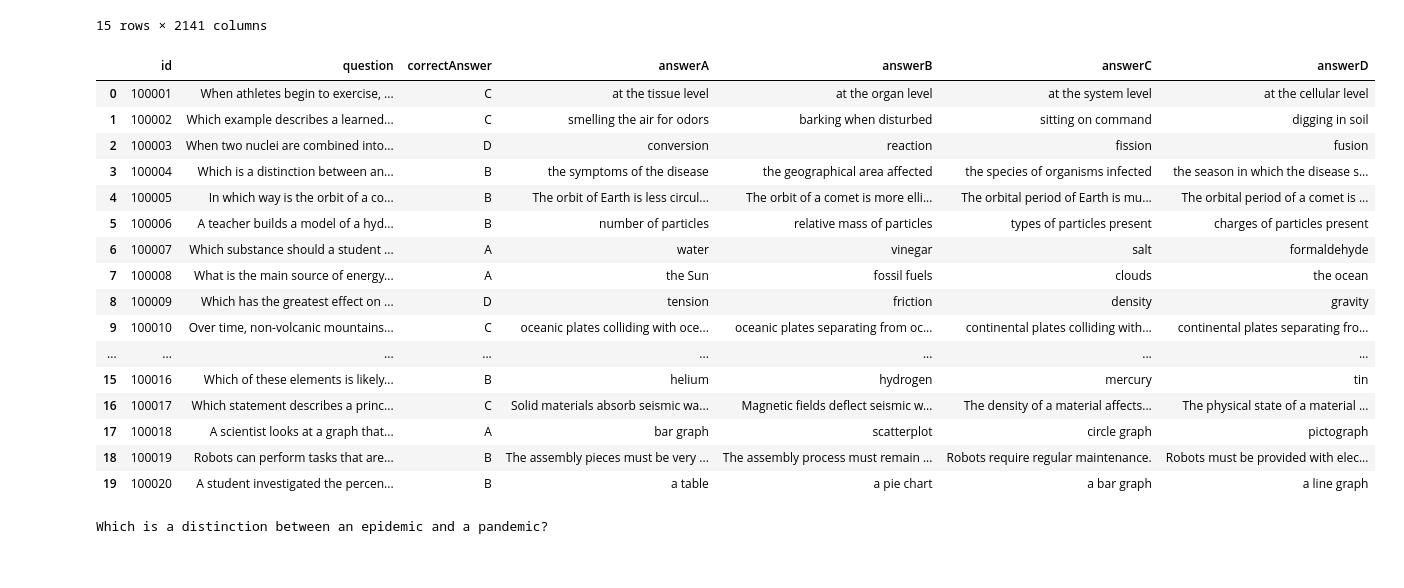
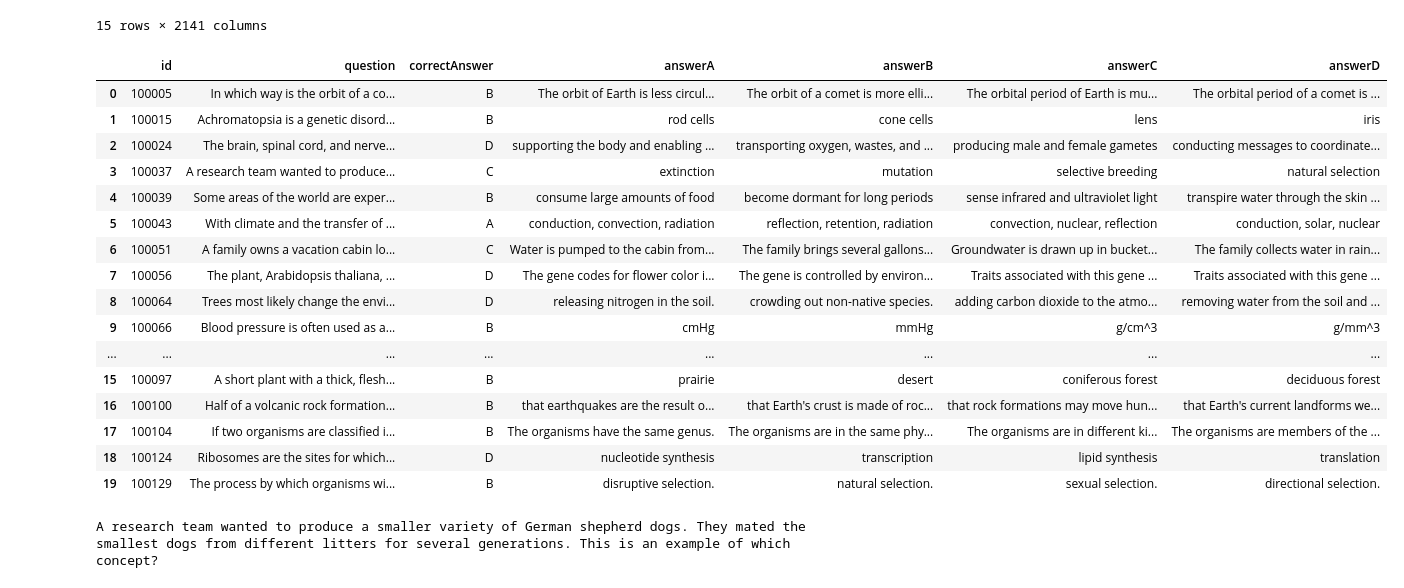
Before and after one commit to Smithon/the_answer_is, a Jupyter notebook: models/wsregession/20151204_fetch_doc_wsregression_on_which_data.ipynb, the cells around one changed output. Saved outputs shown, nothing was run; the diff lists cells and outputs as text; code cells hidden in the pictures.

```diff
--- a/models/wsregession/20151203_wsregression_with_dictionary_wiki_call.ipynb
+++ b/models/wsregession/20151204_fetch_doc_wsregression_on_which_data.ipynb
@@ -172,33 +195,34 @@ df_wiki_vector.head(15)
 # %%
 import pandas as pd
 import os
 path = '/Users/MK/GitHub/the_answer_is/data'
 os.chdir(path)
-train = pd.read_table('training_set.tsv',sep = '\t')
+train = pd.read_table('training_set_which.tsv',sep = '\t',header = -1)
+train.columns = ['id', 'question', 'correctAnswer', 'answerA', 'answerB', 'answerC', 'answerD']
 train.head(20)
 # %% [output]
 |  | id | question | correctAnswer | answerA | answerB | answerC | answerD |
-| 0 | 100001 | When athletes begin to exercise, ... | C | at the tissue level | at the organ level | at the system level | at the cellular level |
-| 1 | 100002 | Which example describes a learned... | C | smelling the air for odors | barking when disturbed | sitting on command | digging in soil |
-| 2 | 100003 | When two nuclei are combined into... | D | conversion | reaction | fission | fusion |
-| 3 | 100004 | Which is a distinction between an... | B | the symptoms of the disease | the geographical area affected | the species of organisms infected | the season in which the disease s... |
-| 4 | 100005 | In which way is the orbit of a co... | B | The orbit of Earth is less circul... | The orbit of a comet is more elli... | The orbital period of Earth is mu... | The orbital period of a comet is ... |
-| 5 | 100006 | A teacher builds a model of a hyd... | B | number of particles | relative mass of particles | types of particles present | charges of particles present |
-| 6 | 100007 | Which substance should a student ... | A | water | vinegar | salt | formaldehyde |
-| 7 | 100008 | What is the main source of energy... | A | the Sun | fossil fuels | clouds | the ocean |
-| 8 | 100009 | Which has the greatest effect on ... | D | tension | friction | density | gravity |
-| 9 | 100010 | Over time, non-volcanic mountains... | C | oceanic plates colliding with oce... | oceanic plates separating from oc... | continental plates colliding with... | continental plates separating fro... |
+| 0 | 100005 | In which way is the orbit of a co... | B | The orbit of Earth is less circul... | The orbit of a comet is more elli... | The orbital period of Earth is mu... | The orbital period of a comet is ... |
+| 1 | 100015 | Achromatopsia is a genetic disord... | B | rod cells | cone cells | lens | iris |
+| 2 | 100024 | The brain, spinal cord, and nerve... | D | supporting the body and enabling ... | transporting oxygen, wastes, and ... | producing male and female gametes | conducting messages to coordinate... |
+| 3 | 100037 | A research team wanted to produce... | C | extinction | mutation | selective breeding | natural selection |
+| 4 | 100039 | Some areas of the world are exper... | B | consume large amounts of food | become dormant for long periods | sense infrared and ultraviolet light | transpire water through the skin ... |
+| 5 | 100043 | With climate and the transfer of ... | A | conduction, convection, radiation | reflection, retention, radiation | convection, nuclear, reflection | conduction, solar, nuclear |
+| 6 | 100051 | A family owns a vacation cabin lo... | C | Water is pumped to the cabin from... | The family brings several gallons... | Groundwater is drawn up in bucket... | The family collects water in rain... |
+| 7 | 100056 | The plant, Arabidopsis thaliana, ... | D | The gene codes for flower color i... | The gene is controlled by environ... | Traits associated with this gene ... | Traits associated with this gene ... |
+| 8 | 100064 | Trees most likely change the envi... | D | releasing nitrogen in the soil. | crowding out non-native species. | adding carbon dioxide to the atmo... | removing water from the soil and ... |
+| 9 | 100066 | Blood pressure is often used as a... | B | cmHg | mmHg | g/cm^3 | g/mm^3 |
 | ... | ... | ... | ... | ... | ... | ... | ... |
-| 15 | 100016 | Which of these elements is likely... | B | helium | hydrogen | mercury | tin |
-| 16 | 100017 | Which statement describes a princ... | C | Solid materials absorb seismic wa... | Magnetic fields deflect seismic w... | The density of a material affects... | The physical state of a material ... |
-| 17 | 100018 | A scientist looks at a graph that... | A | bar graph | scatterplot | circle graph | pictograph |
-| 18 | 100019 | Robots can perform tasks that are... | B | The assembly pieces must be very ... | The assembly process must remain ... | Robots require regular maintenance. | Robots must be provided with elec... |
-| 19 | 100020 | A student investigated the percen... | B | a table | a pie chart | a bar graph | a line graph |
+| 15 | 100097 | A short plant with a thick, flesh... | B | prairie | desert | coniferous forest | deciduous forest |
+| 16 | 100100 | Half of a volcanic rock formation... | B | that earthquakes are the result o... | that Earth's crust is made of roc... | that rock formations may move hun... | that Earth's current landforms we... |
+| 17 | 100104 | If two organisms are classified i... | B | The organisms have the same genus. | The organisms are in the same phy... | The organisms are in different ki... | The organisms are members of the ... |
+| 18 | 100124 | Ribosomes are the sites for which... | D | nucleotide synthesis | transcription | lipid synthesis | translation |
+| 19 | 100129 | The process by which organisms wi... | B | disruptive selection. | natural selection. | sexual selection. | directional selection. |
 # %%
 q = train.ix[3][1]
 print q
 # %% [output]
-Which is a distinction between an epidemic and a pandemic?
+A research team wanted to produce a smaller variety of German shepherd dogs. They mated the smallest dogs from different litters for several generations. This is an example of which concept?
 # %%
 close_documents = get_close_documents(q, df_wiki_vector, dictionary,5)
 print close_documents
```
Also changed, not shown: parts of 11 cells of this notebook, 10 other files.
